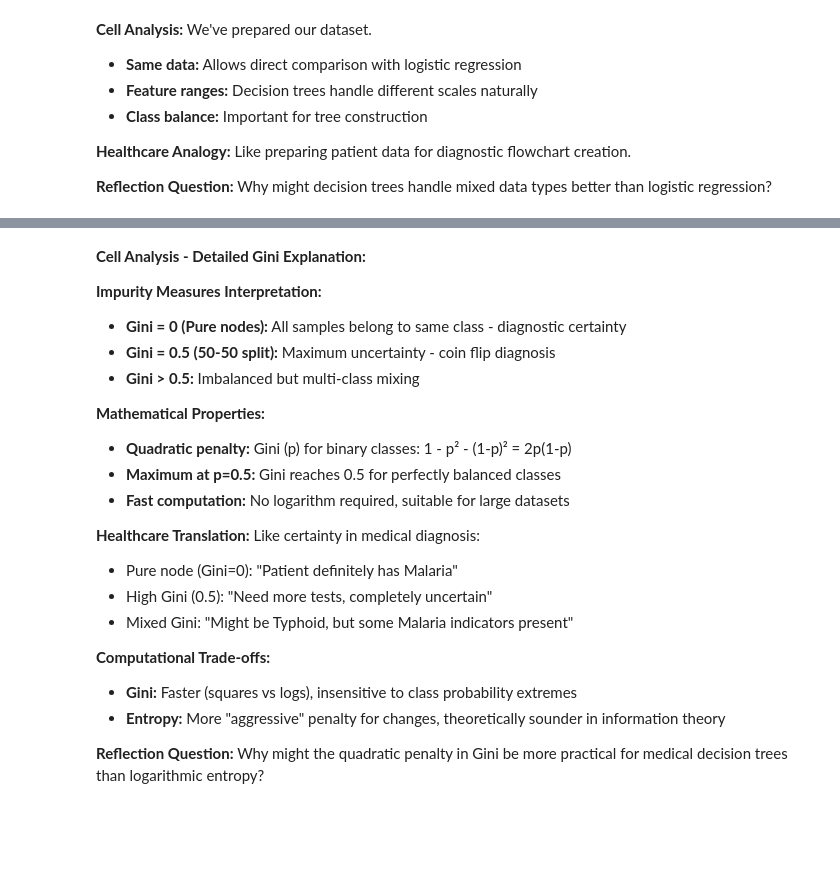
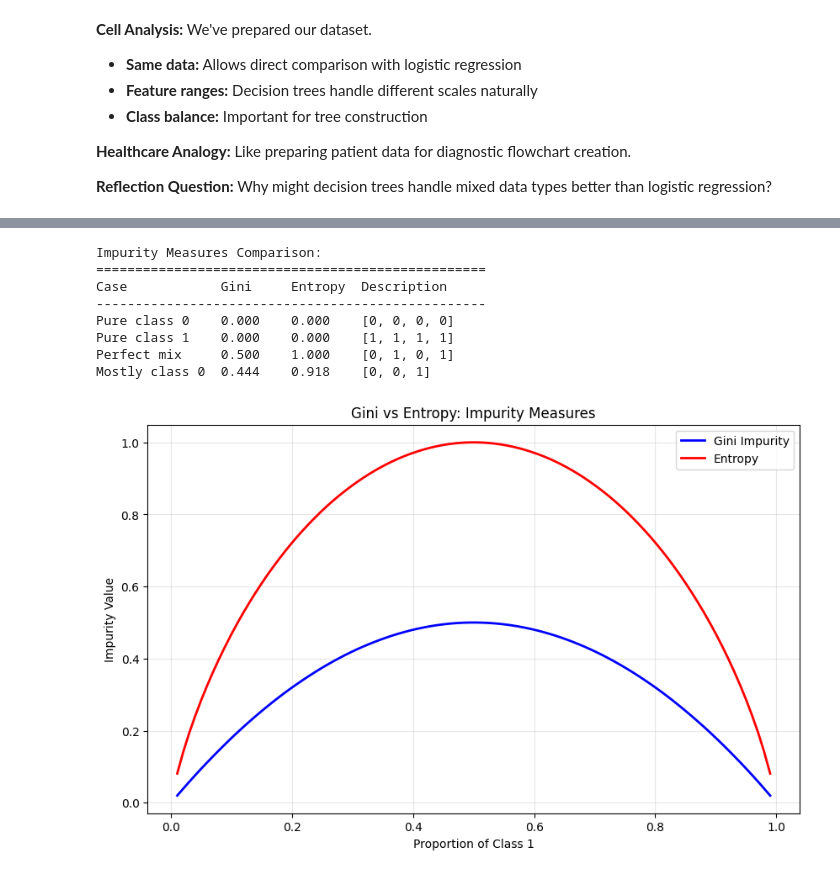
Before and after one commit to stmarkadebayo/BuildFromScratch, a Jupyter notebook: phase1_core_ml/notebooks/3_decision_trees_random_forests.ipynb, the cells around one changed output, grey strips where cells are left out. Drawn from its saved outputs; the diff is of its cells as text; code cells hidden in the pictures; blank space fills up the shorter version.

```diff
--- a/phase1_core_ml/notebooks/3_decision_trees_random_forests.ipynb
+++ b/phase1_core_ml/notebooks/3_decision_trees_random_forests.ipynb
@@ -133,7 +80,7 @@ def gini_impurity(y):
     """
     Calculate Gini impurity for a node.
 
-    Formula: Gini = 1 - Σ p_i² where p_i is proportion of class i
+    Gini = 1 - Σ p_i² where p_i is proportion of class i
 
     Parameters:
     y: Array of class labels for samples in this node
@@ -148,7 +95,7 @@ def gini_impurity(y):
     class_counts = Counter(y)
     total_samples = len(y)
 
-    # Calculate Gini impurity: 1 - Σp²
+    # Calculate Gini impurity
     gini = 1.0
     for count in class_counts.values():
         prob = count / total_samples
@@ -160,78 +107,61 @@ def entropy(y):
     """
     Calculate entropy (alternative to Gini).
 
-    Formula: Entropy = -Σ p_i * log₂(p_i)
+    Entropy = -Σ p_i * log₂(p_i)
     """
     if len(y) == 0:
         return 0.0
 
     class_counts = Counter(y)
     total_samples = len(y)
 
-    # Calculate entropy with log base 2
     entropy_val = 0.0
     for count in class_counts.values():
         if count > 0:
             prob = count / total_samples
             entropy_val -= prob * np.log2(prob)
 
     return entropy_val
 
-# Test impurity measures on different node compositions
-# Pure nodes have Gini = 0 (perfect certainty)
-# Mixed nodes have higher Gini (closer to 0.5)
+# Test impurity measures
 test_cases = [
-    ([0, 0, 0, 0], "Pure class 0 - Perfect diagnosis"),
-    ([1, 1, 1, 1], "Pure class 1 - Confident prediction"),
-    ([0, 1, 0, 1], "50-50 mix - Maximum uncertainty"),
-    ([0, 0, 1], "Mostly healthy - Slight uncertainty")
+    ([0, 0, 0, 0], "Pure class 0"),
+    ([1, 1, 1, 1], "Pure class 1"),
+    ([0, 1, 0, 1], "Perfect mix"),
+    ([0, 0, 1], "Mostly class 0")
 ]
 
-print("Impurity Measures Comparison - Healthcare Diagnosis Analogy:")
-print("=" * 65)
-print(f"{'Node Composition':<15} {'Gini':<8} {'Entropy':<8} Diagnosis Certainty")
-print("-" * 65)
+print("Impurity Measures Comparison:")
+print("=" * 50)
+print(f"{'Case':<15} {'Gini':<8} {'Entropy':<8} Description")
+print("-" * 50)
 
-for labels, description in test_cases:
+for labels, desc in test_cases:
     gini_val = gini_impurity(labels)
     entropy_val = entropy(labels)
-    print(f"{description:<15} {gini_val:<8.3f} {entropy_val:<8.3f} {str(labels)}")
+    print(f"{desc:<15} {gini_val:<8.3f} {entropy_val:<8.3f} {str(labels)}")
 
-# Visualize how Gini and entropy behave as class proportions change
-# This shows why Gini provides quadratic penalty for impurity
+# Visualize impurity vs class proportion
 proportions = np.linspace(0.01, 0.99, 100)
 gini_curve = [1 - p**2 - (1-p)**2 for p in proportions]
 entropy_curve = [-p*np.log2(p) - (1-p)*np.log2(1-p) for p in proportions]
 
 plt.figure(figsize=(10, 6))
-plt.plot(proportions, gini_curve, 'b-', linewidth=2, label='Gini Impurity (Quadratic)')
-plt.plot(proportions, entropy_curve, 'r-', linewidth=2, label='Entropy (Logarithmic)')
-plt.xlabel('Proportion of Class 1 in Node')
+plt.plot(proportions, gini_curve, 'b-', linewidth=2, label='Gini Impurity')
+plt.plot(proportions, entropy_curve, 'r-', linewidth=2, label='Entropy')
+plt.xlabel('Proportion of Class 1')
 plt.ylabel('Impurity Value')
-plt.title('Gini vs Entropy: Different Penalty Functions for Impurity')
+plt.title('Gini vs Entropy: Impurity Measures')
 plt.legend()
 plt.grid(True, alpha=0.3)
 plt.show()
+# %% [output]
+Impurity Measures Comparison:
+==================================================
+Case            Gini     Entropy  Description
+--------------------------------------------------
+Pure class 0    0.000    0.000    [0, 0, 0, 0]
+Pure class 1    0.000    0.000    [1, 1, 1, 1]
+Perfect mix     0.500    1.000    [0, 1, 0, 1]
+Mostly class 0  0.444    0.918    [0, 0, 1]
+[figure, added]
-# %% [markdown]
-**Cell Analysis - Detailed Gini Explanation:**
-
-**Impurity Measures Interpretation:**
-- **Gini = 0 (Pure nodes):** All samples belong to same class - diagnostic certainty
-- **Gini = 0.5 (50-50 split):** Maximum uncertainty - coin flip diagnosis
-- **Gini > 0.5:** Imbalanced but multi-class mixing
-
-**Mathematical Properties:**
-- **Quadratic penalty:** Gini (p) for binary classes: 1 - p² - (1-p)² = 2p(1-p)
-- **Maximum at p=0.5:** Gini reaches 0.5 for perfectly balanced classes
-- **Fast computation:** No logarithm required, suitable for large datasets
-
-**Healthcare Translation:** Like certainty in medical diagnosis:
-- Pure node (Gini=0): "Patient definitely has Malaria"
-- High Gini (0.5): "Need more tests, completely uncertain"
-- Mixed Gini: "Might be Typhoid, but some Malaria indicators present"
-
-**Computational Trade-offs:**
-- **Gini:** Faster (squares vs logs), insensitive to class probability extremes
-- **Entropy:** More "aggressive" penalty for changes, theoretically sounder in information theory
-
-**Reflection Question:** Why might the quadratic penalty in Gini be more practical for medical decision trees than logarithmic entropy?
```
Also changed, not shown: parts of 20 cells of this notebook, 15 other files.
